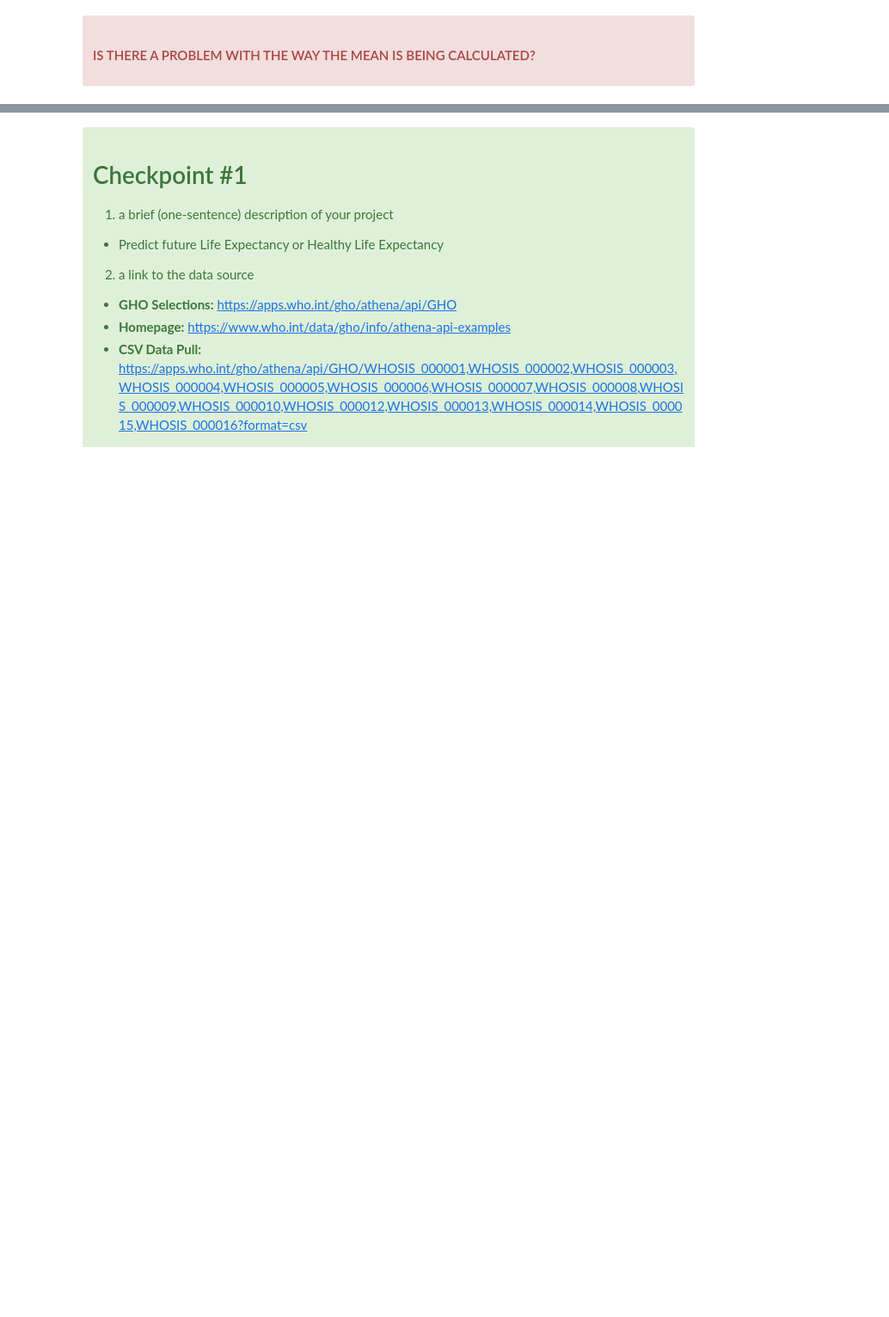
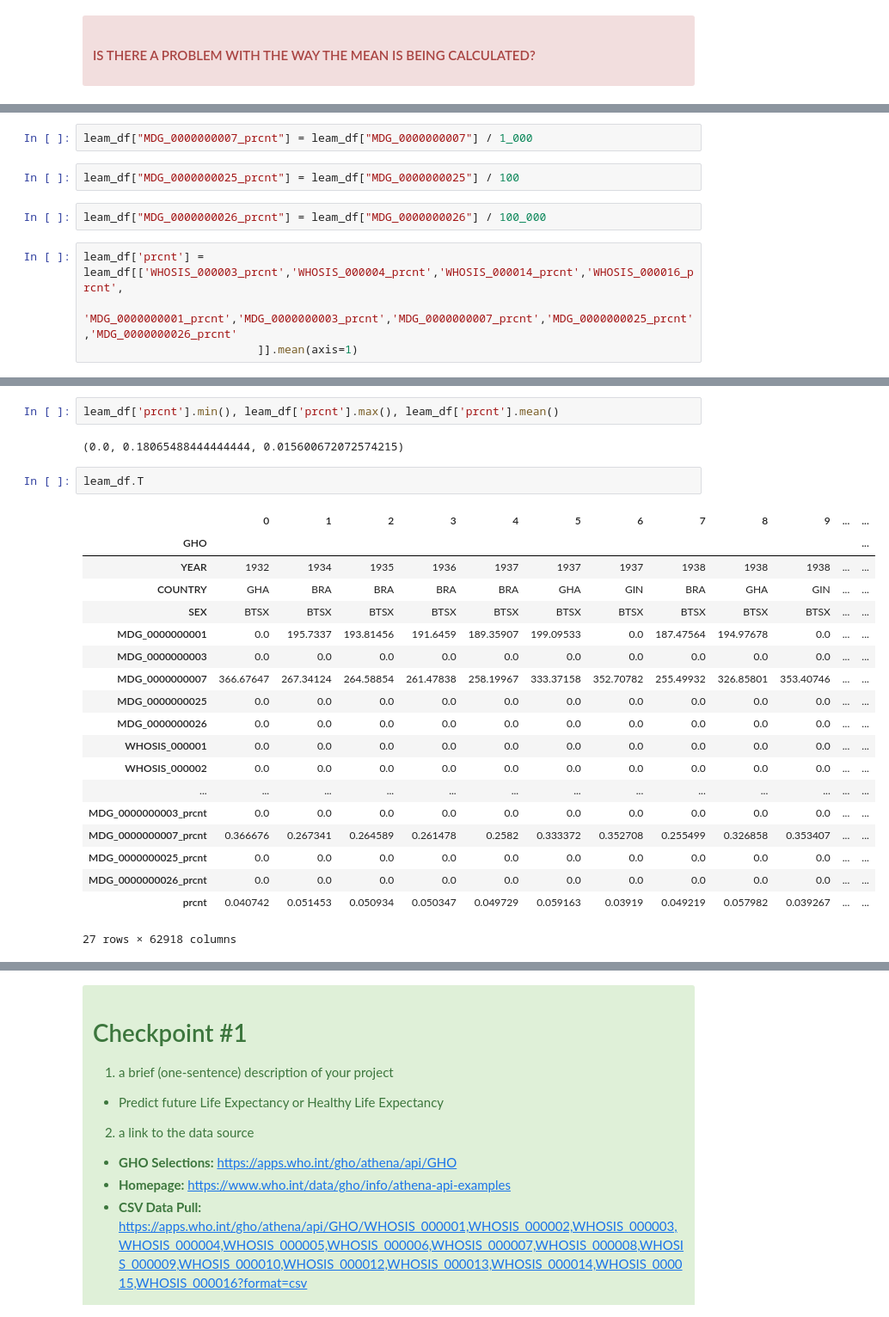
Before and after one commit to QMCBT-JustinEvans/project-4_Individual, a Jupyter notebook: 01_wrangle.ipynb, the cells around one changed output, grey strips where cells are left out. Shown at 86% size. Cells and saved outputs as stored; diff of their text form; blank space fills up the shorter version.

```diff
--- a/01_wrangle.ipynb
+++ b/01_wrangle.ipynb
@@ -1028,0 +1040,10 @@ plt.show()
+# %%
+leam_df["MDG_0000000007_prcnt"] = leam_df["MDG_0000000007"] / 1_000
+# %%
+leam_df["MDG_0000000025_prcnt"] = leam_df["MDG_0000000025"] / 100
+# %%
+leam_df["MDG_0000000026_prcnt"] = leam_df["MDG_0000000026"] / 100_000
+# %%
+leam_df['prcnt'] = leam_df[['WHOSIS_000003_prcnt','WHOSIS_000004_prcnt','WHOSIS_000014_prcnt','WHOSIS_000016_prcnt',
+                           'MDG_0000000001_prcnt','MDG_0000000003_prcnt','MDG_0000000007_prcnt','MDG_0000000025_prcnt','MDG_0000000026_prcnt'
+                          ]].mean(axis=1)
@@ -1028,0 +1068,26 @@ plt.show()
+# %%
+leam_df['prcnt'].min(), leam_df['prcnt'].max(), leam_df['prcnt'].mean()
+# %% [output]
+(0.0, 0.18065488444444444, 0.015600672072574215)
+# %%
+leam_df.T
+# %% [output]
+|  | 0 | 1 | 2 | 3 | 4 | 5 | 6 | 7 | 8 | 9 | ... | ... |
+| GHO |  |  |  |  |  |  |  |  |  |  |  | ... |
+| YEAR | 1932 | 1934 | 1935 | 1936 | 1937 | 1937 | 1937 | 1938 | 1938 | 1938 | ... | ... |
+| COUNTRY | GHA | BRA | BRA | BRA | BRA | GHA | GIN | BRA | GHA | GIN | ... | ... |
+| SEX | BTSX | BTSX | BTSX | BTSX | BTSX | BTSX | BTSX | BTSX | BTSX | BTSX | ... | ... |
+| MDG_0000000001 | 0.0 | 195.7337 | 193.81456 | 191.6459 | 189.35907 | 199.09533 | 0.0 | 187.47564 | 194.97678 | 0.0 | ... | ... |
+| MDG_0000000003 | 0.0 | 0.0 | 0.0 | 0.0 | 0.0 | 0.0 | 0.0 | 0.0 | 0.0 | 0.0 | ... | ... |
+| MDG_0000000007 | 366.67647 | 267.34124 | 264.58854 | 261.47838 | 258.19967 | 333.37158 | 352.70782 | 255.49932 | 326.85801 | 353.40746 | ... | ... |
+| MDG_0000000025 | 0.0 | 0.0 | 0.0 | 0.0 | 0.0 | 0.0 | 0.0 | 0.0 | 0.0 | 0.0 | ... | ... |
+| MDG_0000000026 | 0.0 | 0.0 | 0.0 | 0.0 | 0.0 | 0.0 | 0.0 | 0.0 | 0.0 | 0.0 | ... | ... |
+| WHOSIS_000001 | 0.0 | 0.0 | 0.0 | 0.0 | 0.0 | 0.0 | 0.0 | 0.0 | 0.0 | 0.0 | ... | ... |
+| WHOSIS_000002 | 0.0 | 0.0 | 0.0 | 0.0 | 0.0 | 0.0 | 0.0 | 0.0 | 0.0 | 0.0 | ... | ... |
+| ... | ... | ... | ... | ... | ... | ... | ... | ... | ... | ... | ... | ... |
+| MDG_0000000003_prcnt | 0.0 | 0.0 | 0.0 | 0.0 | 0.0 | 0.0 | 0.0 | 0.0 | 0.0 | 0.0 | ... | ... |
+| MDG_0000000007_prcnt | 0.366676 | 0.267341 | 0.264589 | 0.261478 | 0.2582 | 0.333372 | 0.352708 | 0.255499 | 0.326858 | 0.353407 | ... | ... |
+| MDG_0000000025_prcnt | 0.0 | 0.0 | 0.0 | 0.0 | 0.0 | 0.0 | 0.0 | 0.0 | 0.0 | 0.0 | ... | ... |
+| MDG_0000000026_prcnt | 0.0 | 0.0 | 0.0 | 0.0 | 0.0 | 0.0 | 0.0 | 0.0 | 0.0 | 0.0 | ... | ... |
+| prcnt | 0.040742 | 0.051453 | 0.050934 | 0.050347 | 0.049729 | 0.059163 | 0.03919 | 0.049219 | 0.057982 | 0.039267 | ... | ... |
+27 rows × 62918 columns
```
Also changed, not shown: parts of 39 cells of this notebook, 3 other files.
